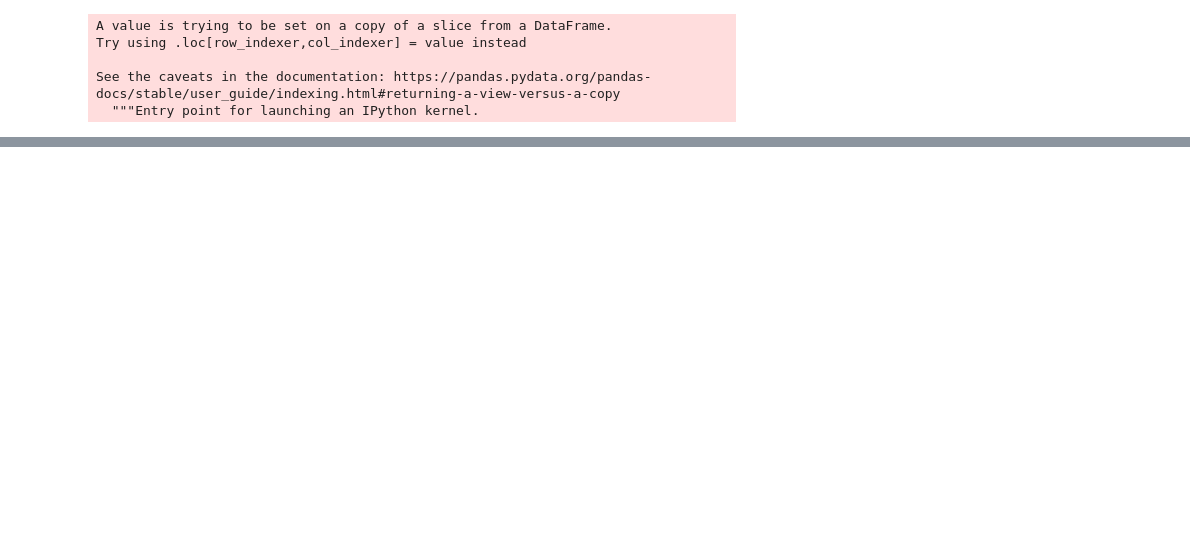
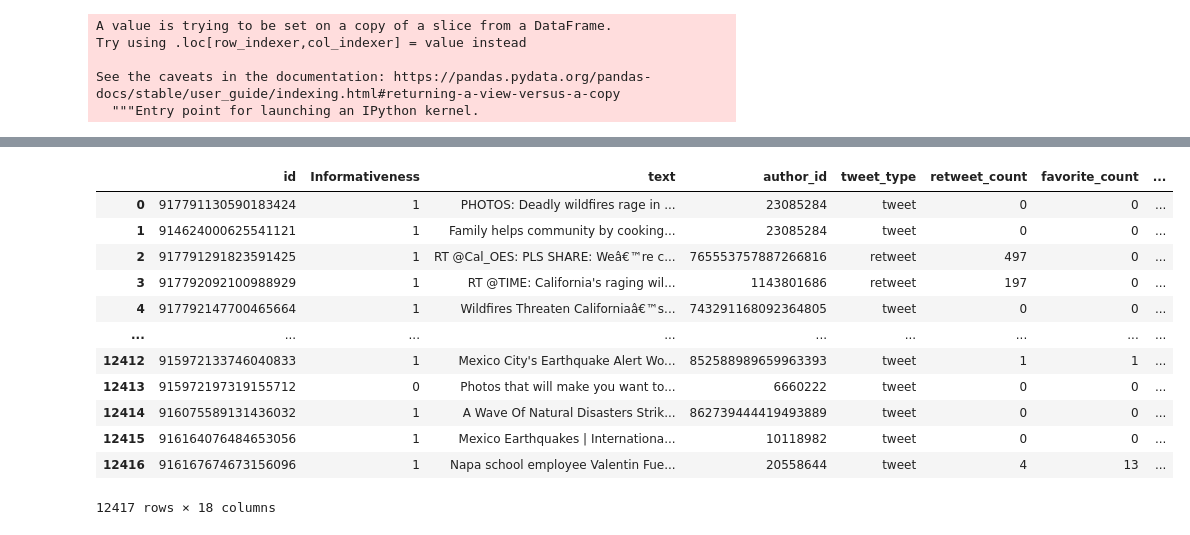
Before and after one commit to byrek3d/Masters-Semester-Project, a Jupyter notebook: dataset_cleaning/Dataset 2/load_clean_dataset_2.ipynb, the cells around one changed output, grey strips where cells are left out. Drawn from its saved outputs; the diff is of its cells as text; code cells hidden in the pictures; blank space fills up the shorter version.

Commit message:
added shifts, twitter user data, and new main pipeline

```diff
--- a/dataset_cleaning/Dataset 2/load_clean_dataset_2.ipynb
+++ b/dataset_cleaning/Dataset 2/load_clean_dataset_2.ipynb
@@ -112,0 +119,2 @@ frame_en.to_pickle("./../dataset2Cleaned.pkl")
+# %%
+merged.drop(merged.columns.difference(['id', 'Informativeness', 'text', 'author_id', 'tweet_type', 'retweet_count', 'favorite_count']), 1, inplace=True)
@@ -112,0 +146,8 @@ frame_en.to_pickle("./../dataset2Cleaned.pkl")
+# %%
+users.drop(columns=['created_at', 'lang', 'name', 'screen_name', 'location','access'], inplace=True)
+# %%
+users.columns=['author_id', 'has_description', 'bio_has_url', 'followers_count', 'friends_count',
+       'favourites_count', 'listed_count', 'statuses_count', 'protected',
+       'verified', 'default_profile', 'default_profile_image']
+# %%
+merged=pd.merge(merged, users, on='author_id')
@@ -112,0 +170,16 @@ frame_en.to_pickle("./../dataset2Cleaned.pkl")
+# %%
+merged
+# %% [output]
+|  | id | Informativeness | text | author_id | tweet_type | retweet_count | favorite_count | ... |
+| 0 | 917791130590183424 | 1 | PHOTOS: Deadly wildfires rage in ... | 23085284 | tweet | 0 | 0 | ... |
+| 1 | 914624000625541121 | 1 | Family helps community by cooking... | 23085284 | tweet | 0 | 0 | ... |
+| 2 | 917791291823591425 | 1 | RT @Cal_OES: PLS SHARE: Weâ€™re c... | 765553757887266816 | retweet | 497 | 0 | ... |
+| 3 | 917792092100988929 | 1 | RT @TIME: California's raging wil... | 1143801686 | retweet | 197 | 0 | ... |
+| 4 | 917792147700465664 | 1 | Wildfires Threaten Californiaâ€™s... | 743291168092364805 | tweet | 0 | 0 | ... |
+| ... | ... | ... | ... | ... | ... | ... | ... | ... |
+| 12412 | 915972133746040833 | 1 | Mexico City's Earthquake Alert Wo... | 852588989659963393 | tweet | 1 | 1 | ... |
+| 12413 | 915972197319155712 | 0 | Photos that will make you want to... | 6660222 | tweet | 0 | 0 | ... |
+| 12414 | 916075589131436032 | 1 | A Wave Of Natural Disasters Strik... | 862739444419493889 | tweet | 0 | 0 | ... |
+| 12415 | 916164076484653056 | 1 | Mexico Earthquakes | Internationa... | 10118982 | tweet | 0 | 0 | ... |
+| 12416 | 916167674673156096 | 1 | Napa school employee Valentin Fue... | 20558644 | tweet | 4 | 13 | ... |
+12417 rows × 18 columns
```
Also changed, not shown: parts of 13 cells of this notebook, 45 other files.
